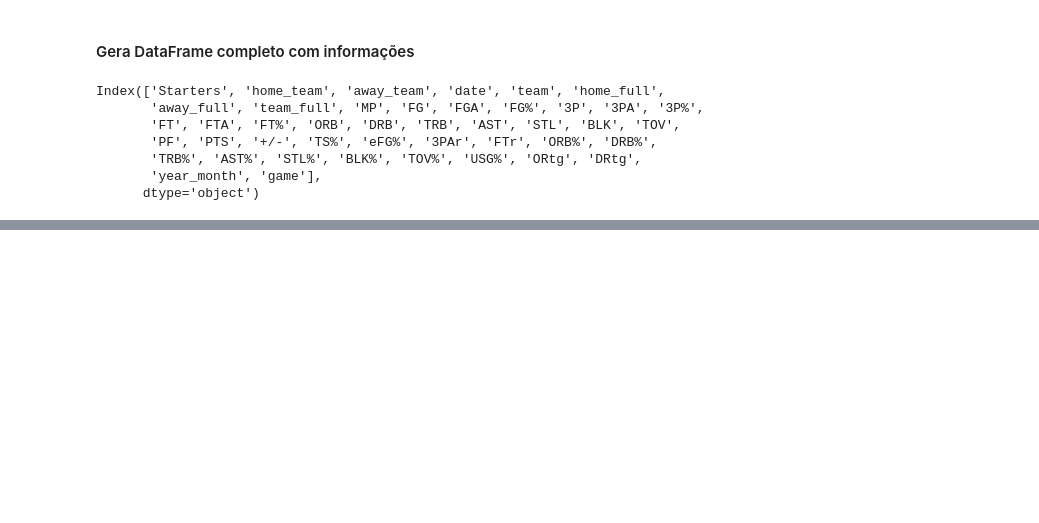
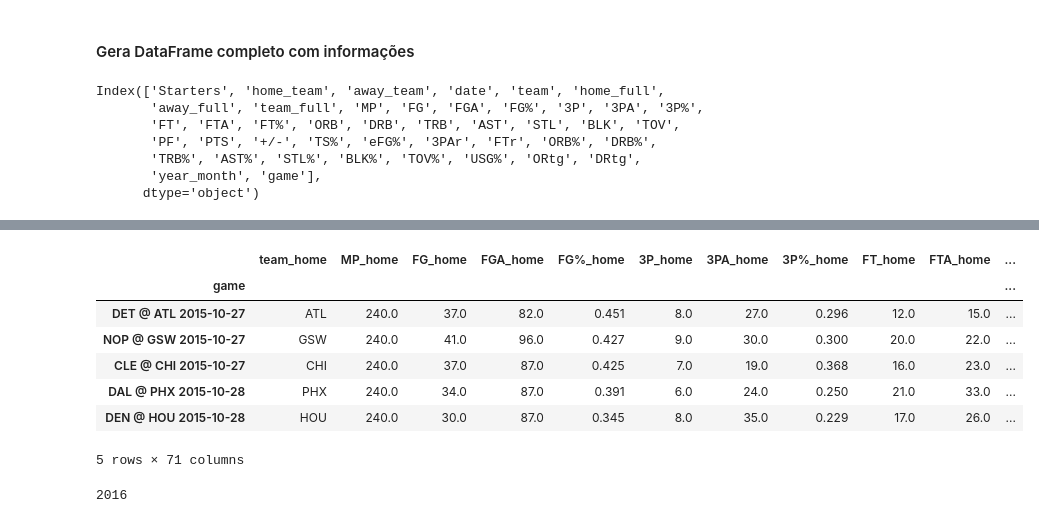
Before and after one commit to rafaelgasp/nba_games, a Jupyter notebook: Junta_DataFrames.ipynb, the cells around one changed output, grey strips where cells are left out. Drawn from its saved outputs; the diff is of its cells as text; code cells hidden in the pictures; blank space fills up the shorter version.

```diff
--- a/Junta_DataFrames.ipynb
+++ b/Junta_DataFrames.ipynb
@@ -212,0 +200,2 @@ game_totals
+# %%
+game_totals["fl_home"] = np.where(game_totals["game"].str[6:9] == game_totals["team"], 1, 0)
@@ -212,0 +210,7 @@ game_totals
+# %%
+home_games = game_totals[game_totals["fl_home"] == 1].set_index("game")
+away_games = game_totals[game_totals["fl_home"] == 0].set_index("game")
+# %%
+all_games = home_games.join(away_games, how="inner", lsuffix="_home", rsuffix="_away")
+all_games.drop(["home_home", "home_away", "year_month_home", "year_month_away", "fl_home_away",
+                "fl_home_home", "away_home", "away_away", "MP_away"], axis=1, inplace=True)
@@ -212,0 +234,11 @@ game_totals
+# %%
+all_games.head()
+# %% [output]
+|  | team_home | MP_home | FG_home | FGA_home | FG%_home | 3P_home | 3PA_home | 3P%_home | FT_home | FTA_home | ... |
+| game |  |  |  |  |  |  |  |  |  |  | ... |
+| DET @ ATL 2015-10-27 | ATL | 240.0 | 37.0 | 82.0 | 0.451 | 8.0 | 27.0 | 0.296 | 12.0 | 15.0 | ... |
+| NOP @ GSW 2015-10-27 | GSW | 240.0 | 41.0 | 96.0 | 0.427 | 9.0 | 30.0 | 0.300 | 20.0 | 22.0 | ... |
+| CLE @ CHI 2015-10-27 | CHI | 240.0 | 37.0 | 87.0 | 0.425 | 7.0 | 19.0 | 0.368 | 16.0 | 23.0 | ... |
+| DAL @ PHX 2015-10-28 | PHX | 240.0 | 34.0 | 87.0 | 0.391 | 6.0 | 24.0 | 0.250 | 21.0 | 33.0 | ... |
+| DEN @ HOU 2015-10-28 | HOU | 240.0 | 30.0 | 87.0 | 0.345 | 8.0 | 35.0 | 0.229 | 17.0 | 26.0 | ... |
+5 rows × 71 columns
@@ -212,0 +251,4 @@ game_totals
+# %%
+get_season(all_games["date"][0])
+# %% [output]
+2016
```
Also changed, not shown: parts of 14 cells of this notebook, 2 other files.
